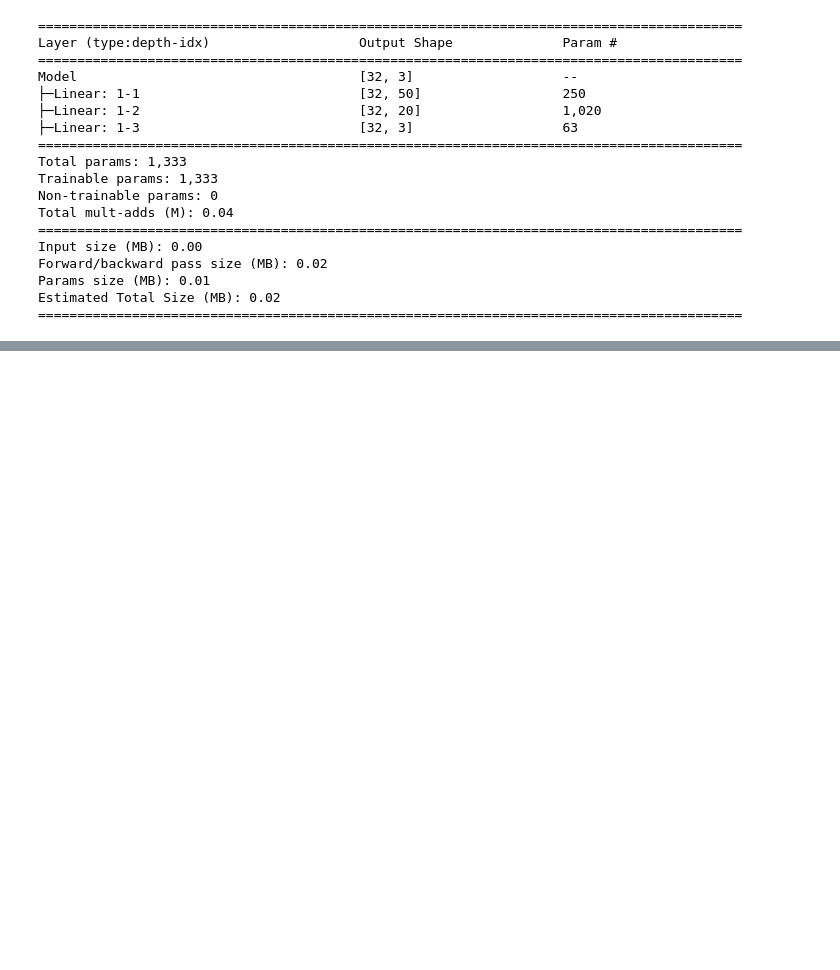
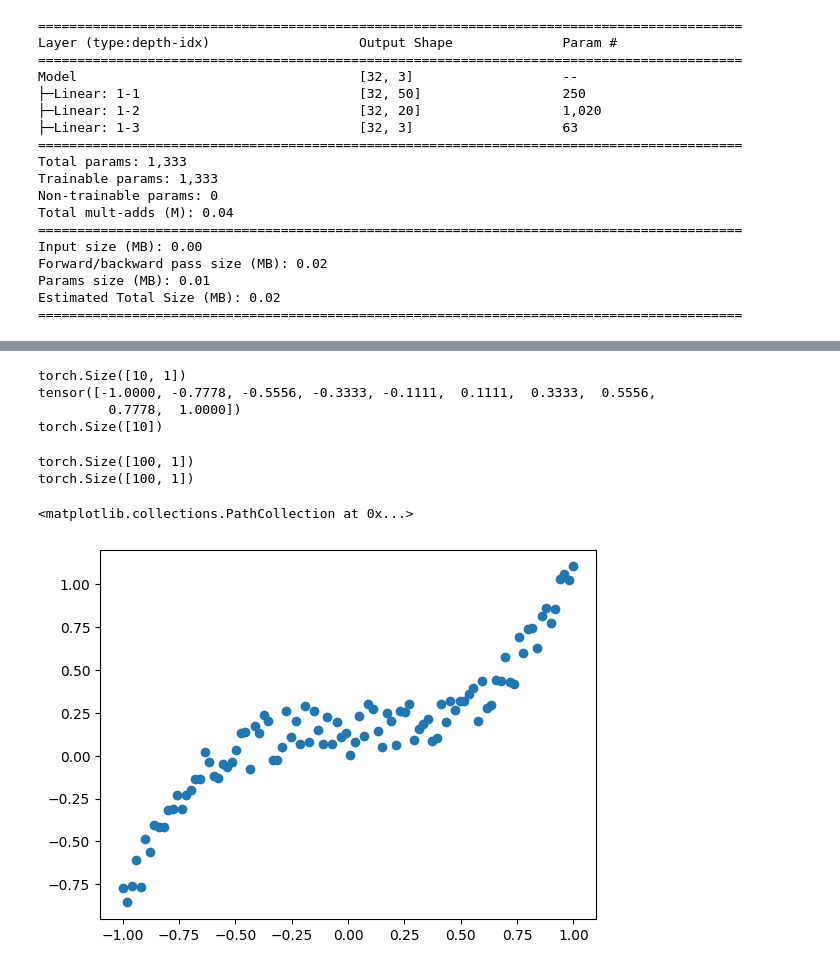
Before and after one commit to manki8908/Class_TJ_c22, a Jupyter notebook: SRC/python-pytorch.ipynb, the cells around one changed output, grey strips where cells are left out. Drawn from its saved outputs; the diff is of its cells as text; code cells hidden in the pictures; blank space fills up the shorter version.

```diff
--- a/SRC/python-pytorch.ipynb
+++ b/SRC/python-pytorch.ipynb
@@ -341,0 +1309,16 @@ Estimated Total Size (MB): 0.02
+# %%
+import torch
+
+import os
+
+os.environ['KMP_DUPLICATE_LIB_OK']='True' # matplot 커널 겹침에러 방지
+
+device = torch.device("cuda:0" if torch.cuda.is_available() else "cpu")
+
+################################
+
+a=torch.linspace(-1, 1, 10)
+
+print(a)
+
+print(a.shape)
@@ -341,0 +1360,42 @@ Estimated Total Size (MB): 0.02
+# %%
+################################
+
+# size가 1인 dimension 제거
+
+# dim=추가할인덱스, (0, 추가할 인덱스)
+
+print(b.shape)
+
+print(torch.squeeze(b))
+
+print(torch.squeeze(b).shape)
+# %% [output]
+torch.Size([10, 1])
+tensor([-1.0000, -0.7778, -0.5556, -0.3333, -0.1111,  0.1111,  0.3333,  0.5556,
+         0.7778,  1.0000])
+torch.Size([10])
+# %%
+################################
+
+import random
+
+from matplotlib import pyplot as plt
+
+random.seed(1)
+
+torch.manual_seed(1)
+
+X = torch.unsqueeze(torch.linspace(-1, 1, 100), dim=1).to(device)
+
+y = X.pow(3) + 0.3 * torch.rand(X.size()).to(device)
+
+print(X.shape)
+
+print(y.shape)
+
+plt.scatter(X.cpu().numpy(), y.cpu().numpy()) # 학습외에는 RAM에서 작업
+# %% [output]
+torch.Size([100, 1])
+torch.Size([100, 1])
+<matplotlib.collections.PathCollection at 0x...>
+[figure, added]
```
Also changed, not shown: parts of 65 cells of this notebook, 1 other file.
